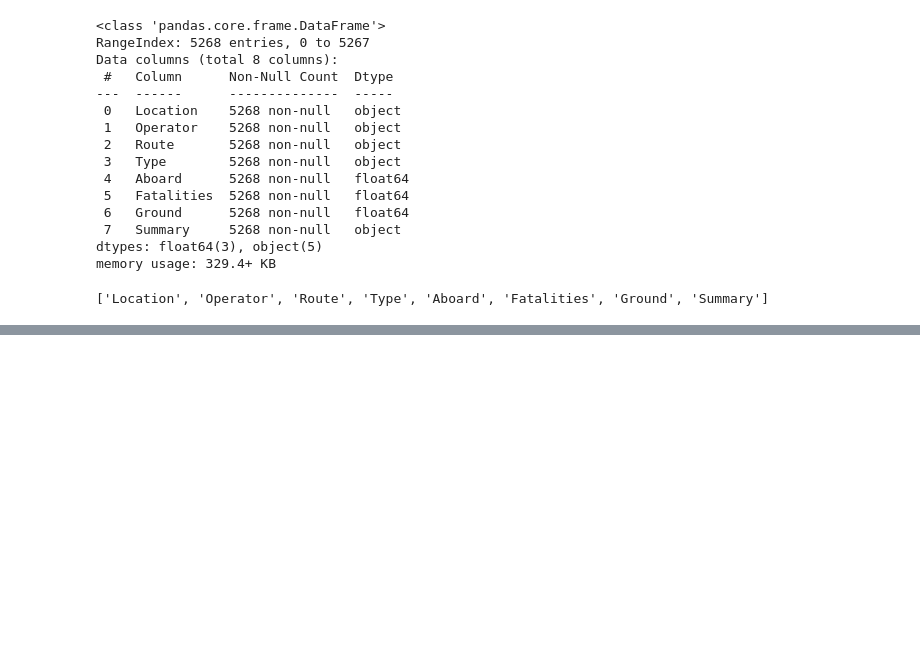
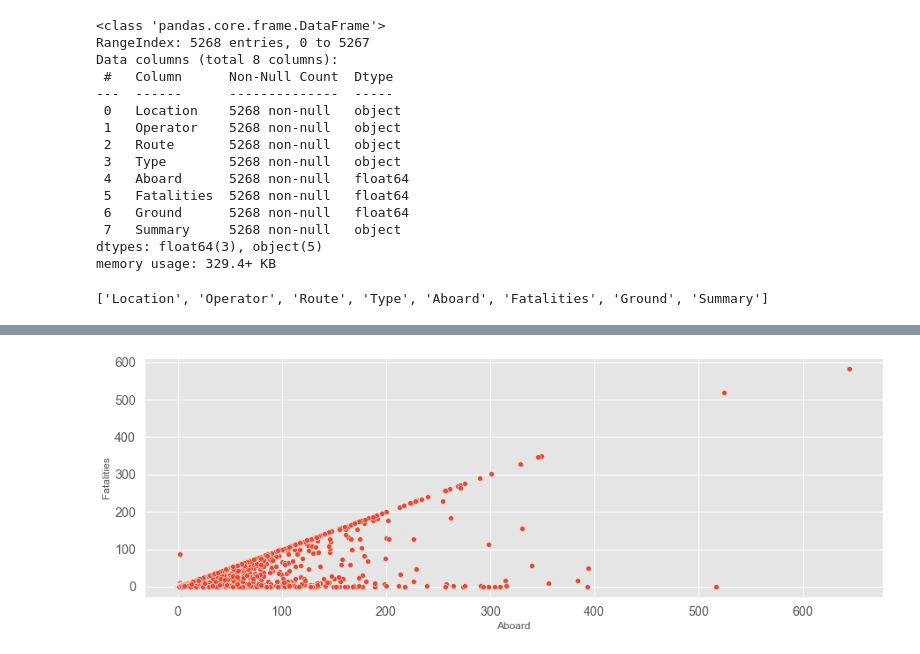
Before and after one commit to Kuldeepak090/Major-Project-kuldeepak, a Jupyter notebook: eda_data.ipynb, the cells around one changed output, grey strips where cells are left out. Saved outputs shown, nothing was run; the diff lists cells and outputs as text; code cells hidden in the pictures; blank space fills up the shorter version.

```diff
--- a/eda_data.ipynb
+++ b/eda_data.ipynb
@@ -82,0 +88,5 @@ df['Summary'].value_counts().head(20).plot(kind='bar',color = ['pink','orange'])
+# %%
+sns.scatterplot(x='Aboard',y='Fatalities',data=df)
+plt.show()
+# %% [output]
+[figure, added]
```
Also changed, not shown: parts of 16 cells of this notebook.
